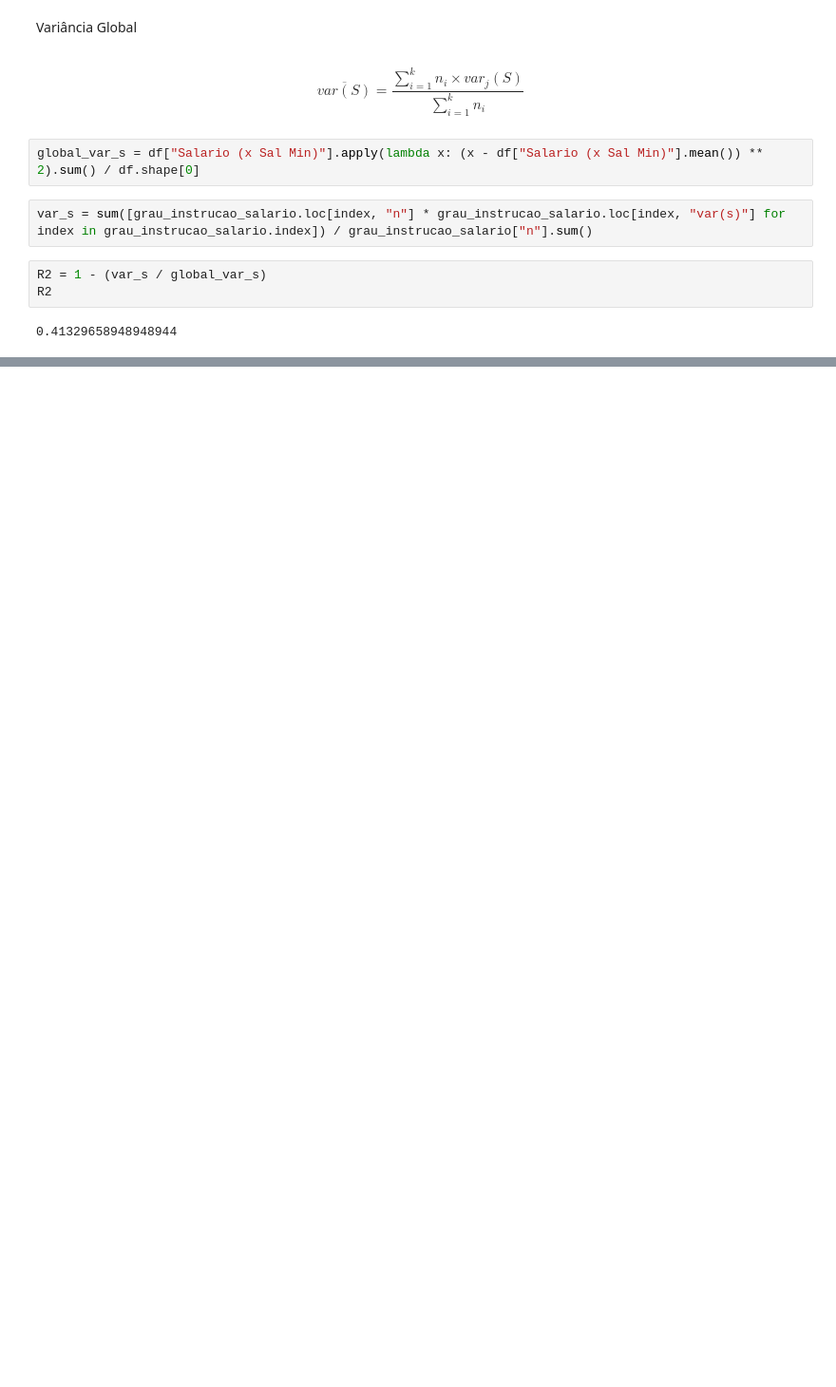
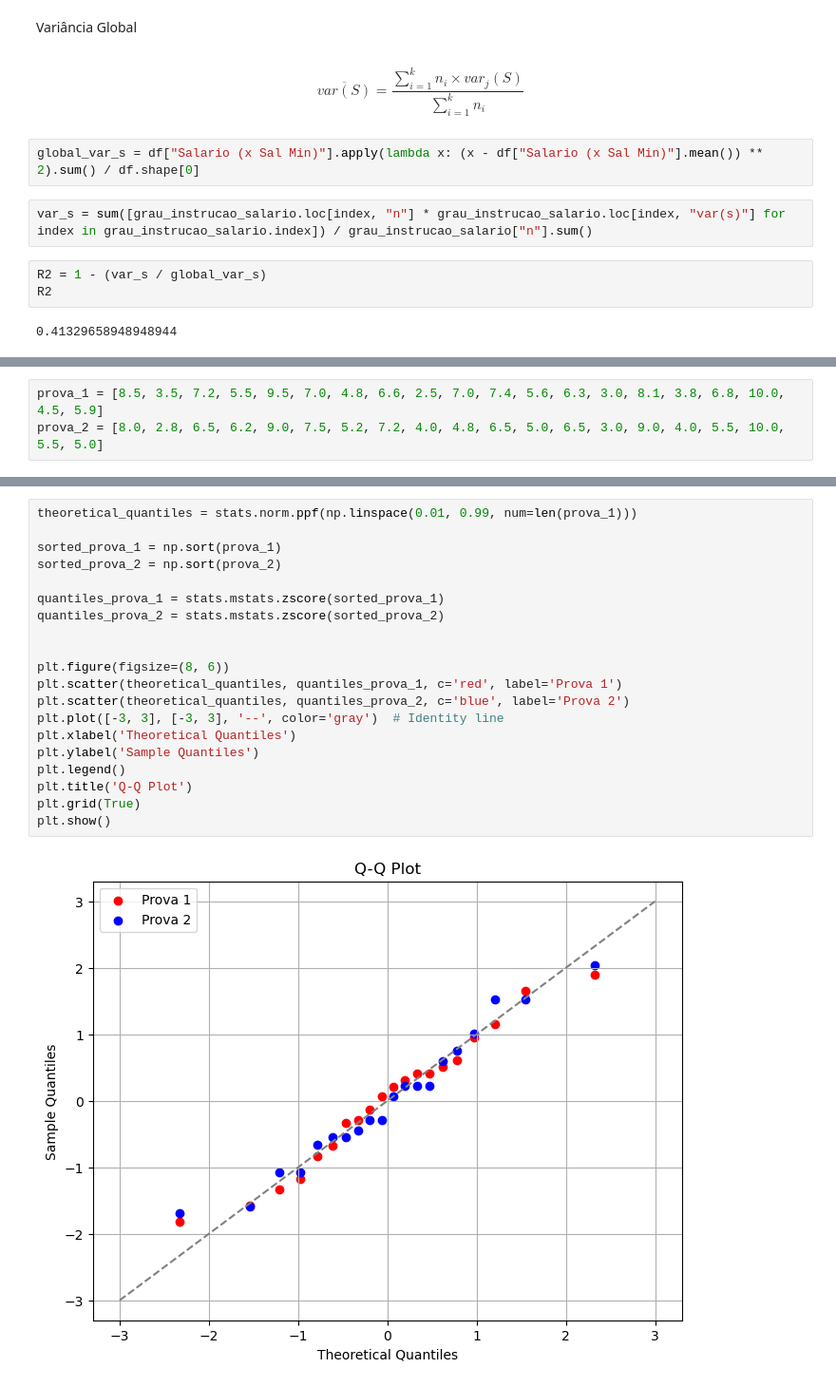
Before and after one commit to BrunoOlivei/estatistica, a Jupyter notebook: Estatística Básica/4_analise_bidimensional.ipynb, the cells around one changed output, grey strips where cells are left out. Shown at 95% size. Cells and saved outputs as stored; diff of their text form; blank space fills up the shorter version.

```diff
--- a/Estatística Básica/4_analise_bidimensional.ipynb
+++ b/Estatística Básica/4_analise_bidimensional.ipynb
@@ -418,0 +422,3 @@ R2
+# %%
+prova_1 = [8.5, 3.5, 7.2, 5.5, 9.5, 7.0, 4.8, 6.6, 2.5, 7.0, 7.4, 5.6, 6.3, 3.0, 8.1, 3.8, 6.8, 10.0, 4.5, 5.9]
+prova_2 = [8.0, 2.8, 6.5, 6.2, 9.0, 7.5, 5.2, 7.2, 4.0, 4.8, 6.5, 5.0, 6.5, 3.0, 9.0, 4.0, 5.5, 10.0, 5.5, 5.0]
@@ -418,0 +449,22 @@ R2
+# %%
+theoretical_quantiles = stats.norm.ppf(np.linspace(0.01, 0.99, num=len(prova_1)))
+
+sorted_prova_1 = np.sort(prova_1)
+sorted_prova_2 = np.sort(prova_2)
+
+quantiles_prova_1 = stats.mstats.zscore(sorted_prova_1)
+quantiles_prova_2 = stats.mstats.zscore(sorted_prova_2)
+
+
+plt.figure(figsize=(8, 6))
+plt.scatter(theoretical_quantiles, quantiles_prova_1, c='red', label='Prova 1')
+plt.scatter(theoretical_quantiles, quantiles_prova_2, c='blue', label='Prova 2')
+plt.plot([-3, 3], [-3, 3], '--', color='gray')  # Identity line
+plt.xlabel('Theoretical Quantiles')
+plt.ylabel('Sample Quantiles')
+plt.legend()
+plt.title('Q-Q Plot')
+plt.grid(True)
+plt.show()
+# %% [output]
+[figure, added]
```
Also changed, not shown: parts of 7 cells of this notebook, 3 other files.
